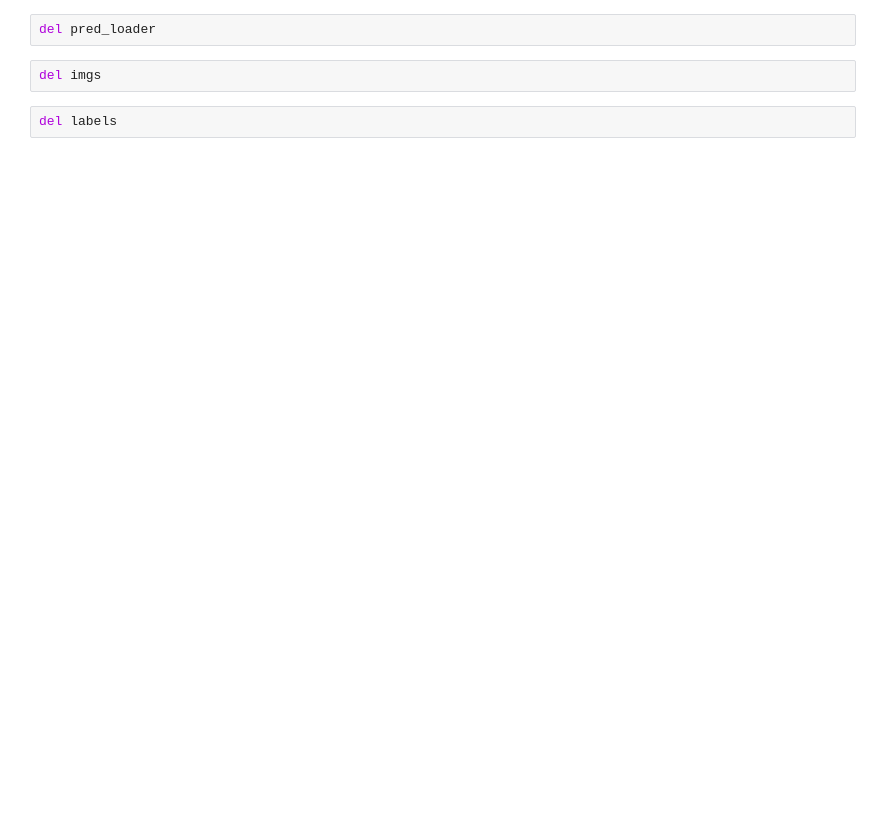
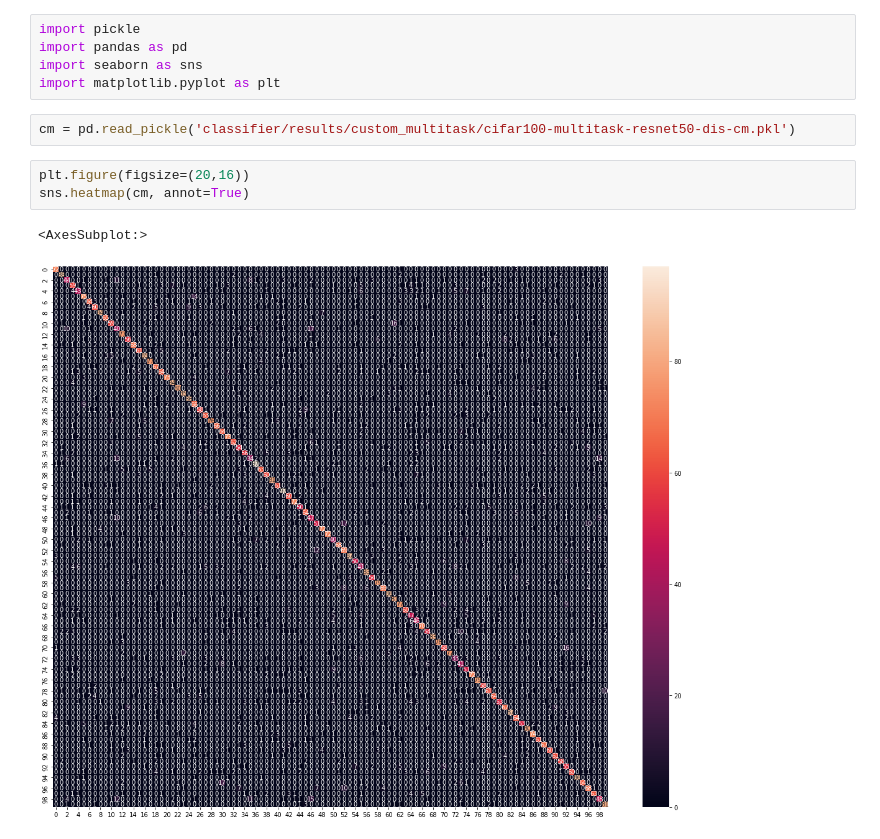
Before and after one commit to hannanhunafa/modified-lara, a Jupyter notebook: workspace.ipynb, the cells around one changed output. Cells and saved outputs as stored; diff of their text form; blank space fills up the shorter version.

```diff
--- a/workspace.ipynb
+++ b/workspace.ipynb
@@ -60,6 +1,13 @@ RuntimeError: CUDA out of memory. Tried to allocate 640.00 MiB (GPU 0; 4.00 GiB
-# %%
-del pred_loader
-# %%
-del imgs
-# %%
-del labels
+# %%
+import pickle
+import pandas as pd
+import seaborn as sns
+import matplotlib.pyplot as plt
+# %%
+cm = pd.read_pickle('classifier/results/custom_multitask/cifar100-multitask-resnet50-dis-cm.pkl')
+# %%
+plt.figure(figsize=(20,16))
+sns.heatmap(cm, annot=True)
+# %% [output]
+<AxesSubplot:>
+[figure, added]
```
Also changed, not shown: parts of 6 cells of this notebook, 24 other files.
